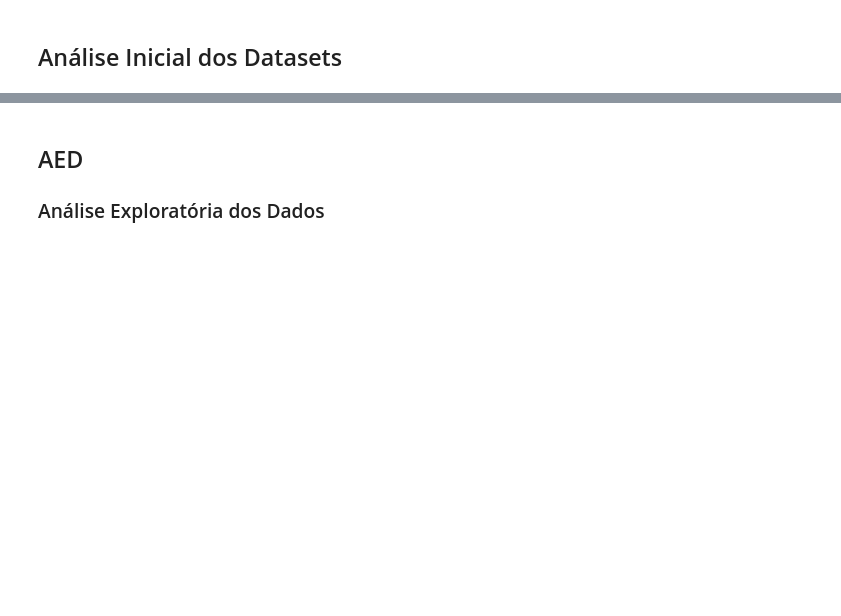
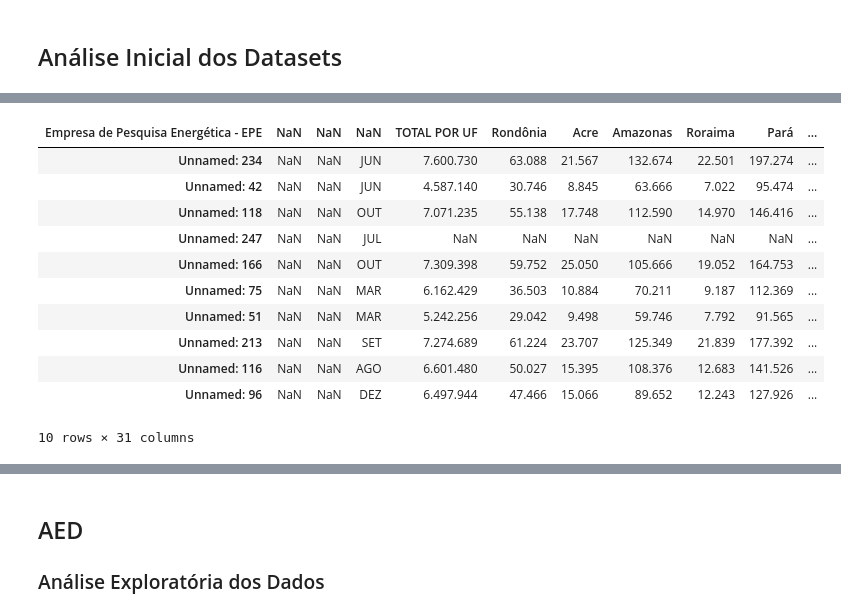
Before and after one commit to PET-Controle-e-Automacao-UESC/contas_de_energia, a Jupyter notebook: src/main.ipynb, the cells around one changed output, grey strips where cells are left out. Saved outputs shown, nothing was run; the diff lists cells and outputs as text; code cells hidden in the pictures; blank space fills up the shorter version.

```diff
--- a/src/main.ipynb
+++ b/src/main.ipynb
@@ -64,6 +62,6 @@ ModuleNotFoundError: No module named 'seaborn'
 # %% [markdown]
 ## Importando os datasets
 # %%
-df_residencial_raw = pd.read_csv("./datasets_directory/raw/CONSUMO MENSAL DE ENERGIA ELÉTRICA POR CLASSE - RESIDENCIAL.csv", sep = ",")
+df_residencial_raw = pd.read_csv("./datasets_directory/raw/CONSUMO MENSAL DE ENERGIA ELÉTRICA POR CLASSE - CONSUMO COMERCIAL POR UF.csv", sep = ",", index_col = 0)
 # %% [markdown]
 ## Análise Inicial dos Datasets
@@ -69,0 +88,3 @@ df_residencial_raw = pd.read_csv("./datasets_directory/raw/CONSUMO MENSAL DE ENE
+# %%
+df_residencial_transposto = df_residencial_raw.transpose()
+df_residencial_transposto.sample(10)
@@ -69,0 +110,16 @@ df_residencial_raw = pd.read_csv("./datasets_directory/raw/CONSUMO MENSAL DE ENE
+# %%
+df_residencial_transposto.drop(columns = columns_to_be_droped, inplace = True, axis = "columns")
+df_residencial_transposto.sample(10)
+# %% [output]
+| Empresa de Pesquisa Energética - EPE | NaN | NaN | NaN | TOTAL POR UF | Rondônia | Acre | Amazonas | Roraima | Pará | ... |
+| Unnamed: 234 | NaN | NaN | JUN | 7.600.730 | 63.088 | 21.567 | 132.674 | 22.501 | 197.274 | ... |
+| Unnamed: 42 | NaN | NaN | JUN | 4.587.140 | 30.746 | 8.845 | 63.666 | 7.022 | 95.474 | ... |
+| Unnamed: 118 | NaN | NaN | OUT | 7.071.235 | 55.138 | 17.748 | 112.590 | 14.970 | 146.416 | ... |
+| Unnamed: 247 | NaN | NaN | JUL | NaN | NaN | NaN | NaN | NaN | NaN | ... |
+| Unnamed: 166 | NaN | NaN | OUT | 7.309.398 | 59.752 | 25.050 | 105.666 | 19.052 | 164.753 | ... |
+| Unnamed: 75 | NaN | NaN | MAR | 6.162.429 | 36.503 | 10.884 | 70.211 | 9.187 | 112.369 | ... |
+| Unnamed: 51 | NaN | NaN | MAR | 5.242.256 | 29.042 | 9.498 | 59.746 | 7.792 | 91.565 | ... |
+| Unnamed: 213 | NaN | NaN | SET | 7.274.689 | 61.224 | 23.707 | 125.349 | 21.839 | 177.392 | ... |
+| Unnamed: 116 | NaN | NaN | AGO | 6.601.480 | 50.027 | 15.395 | 108.376 | 12.683 | 141.526 | ... |
+| Unnamed: 96 | NaN | NaN | DEZ | 6.497.944 | 47.466 | 15.066 | 89.652 | 12.243 | 127.926 | ... |
+10 rows × 31 columns
```
Also changed, not shown: parts of 9 cells of this notebook, 1 other file.
